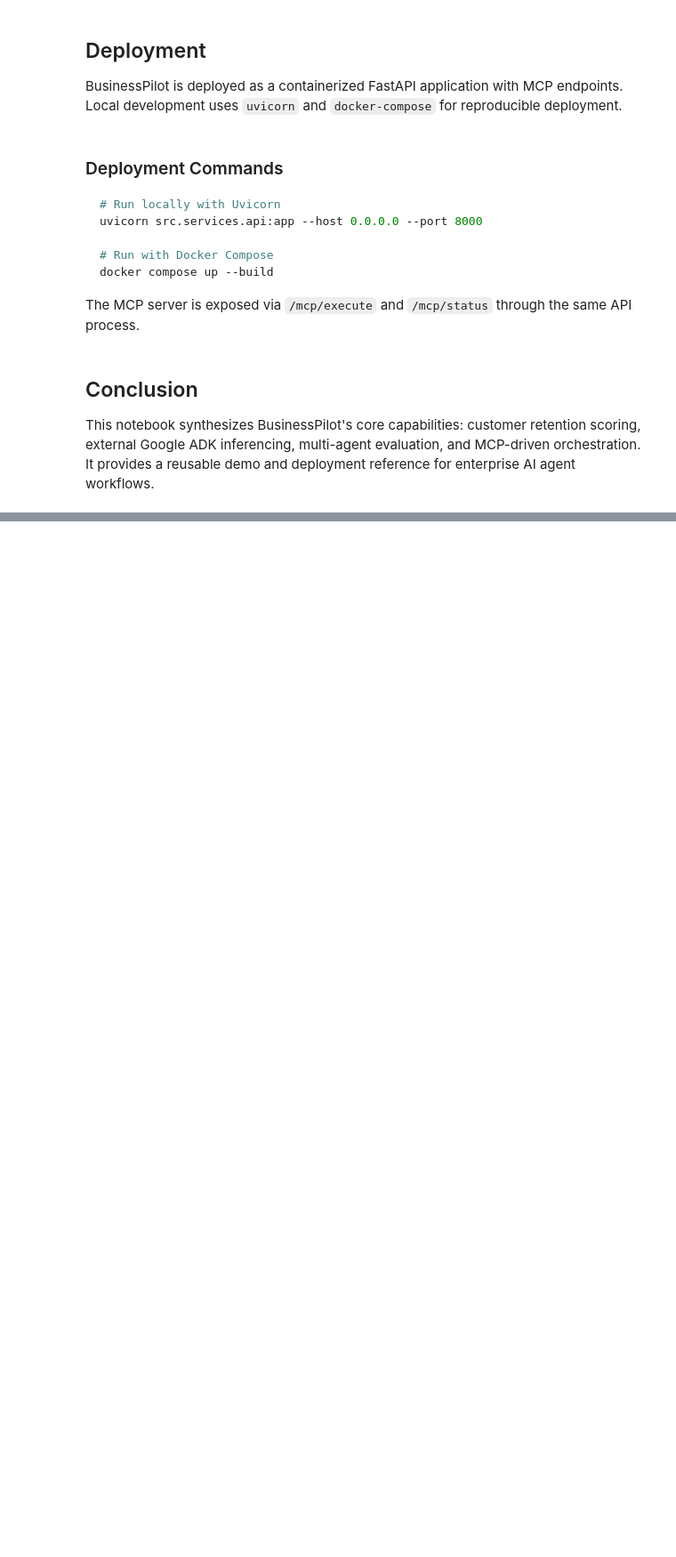
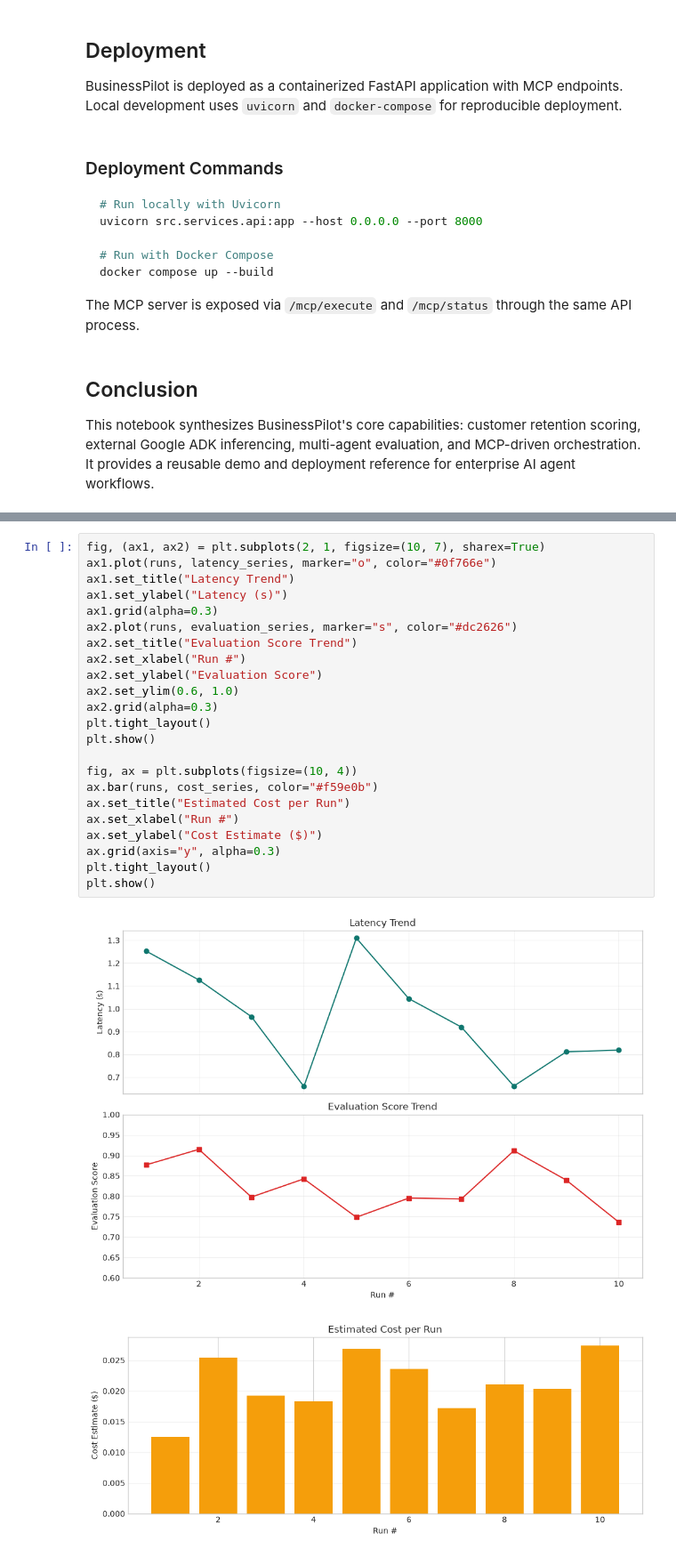
Before and after one commit to jcdumlao14/ai-agents-vibe-capstone, a Jupyter notebook: BusinessPilot_Notebook.ipynb, the cells around one changed output, grey strips where cells are left out. Shown at 89% size. Cells and saved outputs as stored; diff of their text form; blank space fills up the shorter version.

```diff
--- a/BusinessPilot_Notebook.ipynb
+++ b/BusinessPilot_Notebook.ipynb
@@ -295,0 +277,26 @@ else:
+# %%
+fig, (ax1, ax2) = plt.subplots(2, 1, figsize=(10, 7), sharex=True)
+ax1.plot(runs, latency_series, marker="o", color="#0f766e")
+ax1.set_title("Latency Trend")
+ax1.set_ylabel("Latency (s)")
+ax1.grid(alpha=0.3)
+ax2.plot(runs, evaluation_series, marker="s", color="#dc2626")
+ax2.set_title("Evaluation Score Trend")
+ax2.set_xlabel("Run #")
+ax2.set_ylabel("Evaluation Score")
+ax2.set_ylim(0.6, 1.0)
+ax2.grid(alpha=0.3)
+plt.tight_layout()
+plt.show()
+
+fig, ax = plt.subplots(figsize=(10, 4))
+ax.bar(runs, cost_series, color="#f59e0b")
+ax.set_title("Estimated Cost per Run")
+ax.set_xlabel("Run #")
+ax.set_ylabel("Cost Estimate ($)")
+ax.grid(axis="y", alpha=0.3)
+plt.tight_layout()
+plt.show()
+# %% [output]
+[figure, added]
+[figure, added]
```
Also changed, not shown: parts of 15 cells of this notebook, 20 other files.
